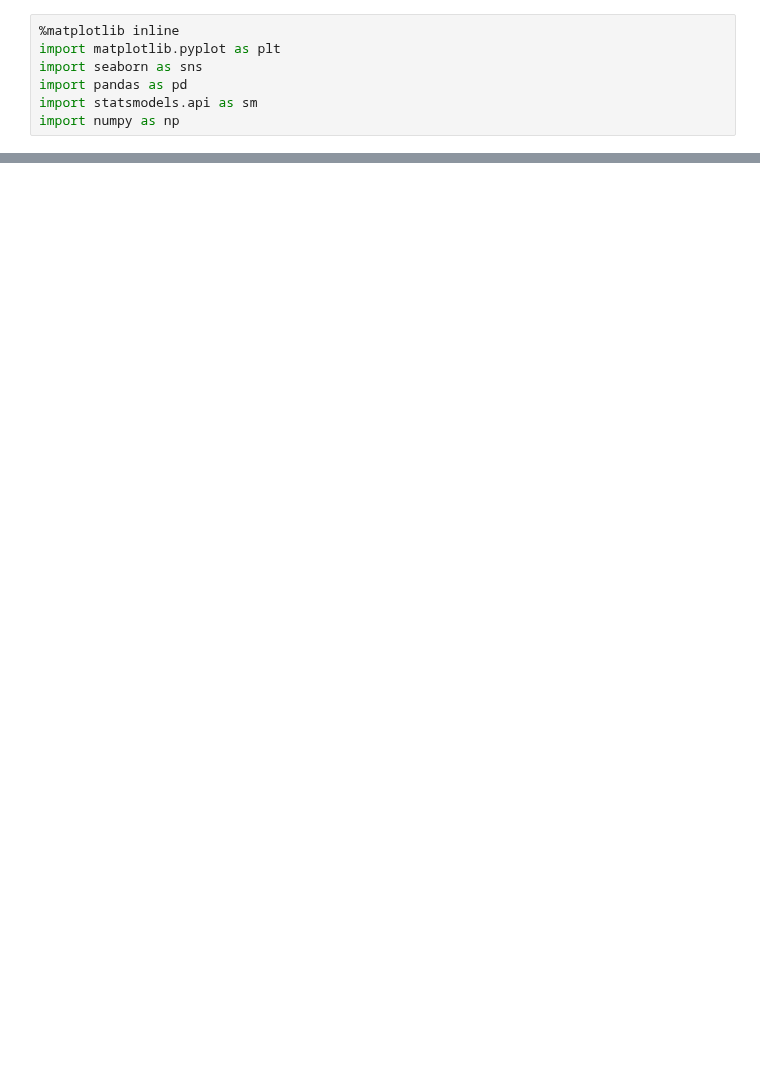
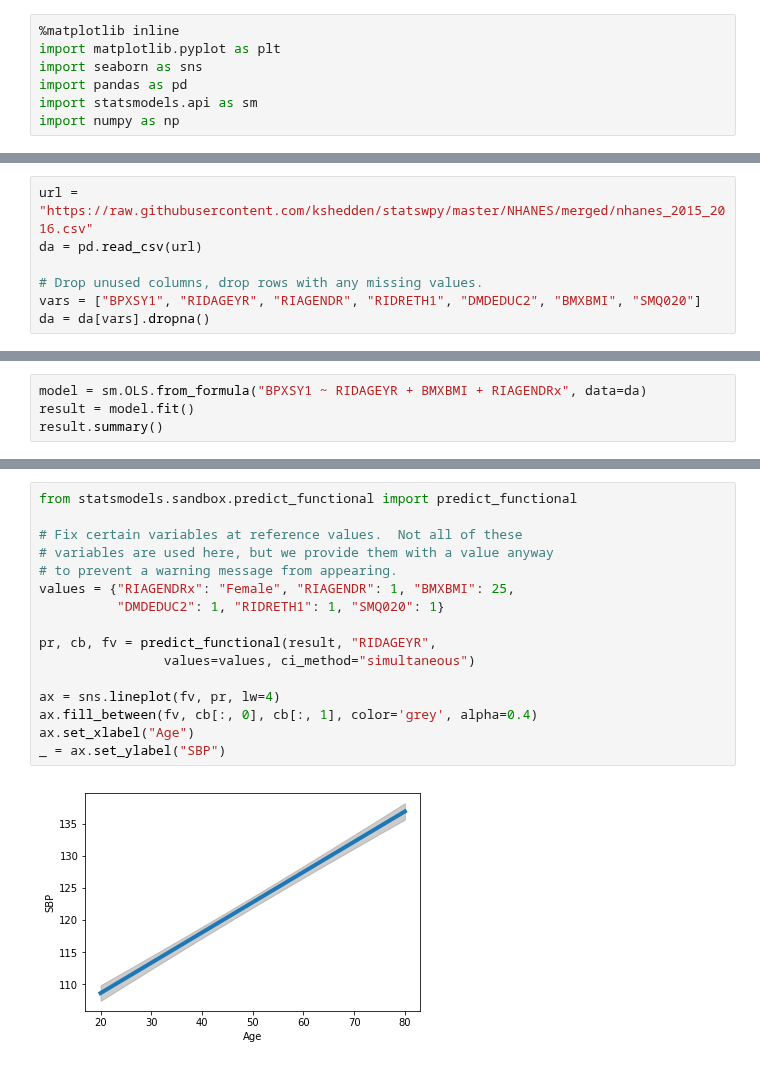
Before and after one commit to kshedden/statswpy_temp, a Jupyter notebook: week3_nhanes.ipynb, the cells around one changed output, grey strips where cells are left out. Saved outputs shown, nothing was run; the diff lists cells and outputs as text; blank space fills up the shorter version.

```diff
--- a/week3_nhanes.ipynb
+++ b/week3_nhanes.ipynb
@@ -484,0 +46,7 @@ but this should become a possibility in the near future.
+# %%
+url = "https://raw.githubusercontent.com/kshedden/statswpy/master/NHANES/merged/nhanes_2015_2016.csv"
+da = pd.read_csv(url)
+
+# Drop unused columns, drop rows with any missing values.
+vars = ["BPXSY1", "RIDAGEYR", "RIAGENDR", "RIDRETH1", "DMDEDUC2", "BMXBMI", "SMQ020"]
+da = da[vars].dropna()
@@ -484,0 +324,4 @@ but this should become a possibility in the near future.
+# %%
+model = sm.OLS.from_formula("BPXSY1 ~ RIDAGEYR + BMXBMI + RIAGENDRx", data=da)
+result = model.fit()
+result.summary()
@@ -484,0 +396,18 @@ but this should become a possibility in the near future.
+# %%
+from statsmodels.sandbox.predict_functional import predict_functional
+
+# Fix certain variables at reference values.  Not all of these
+# variables are used here, but we provide them with a value anyway
+# to prevent a warning message from appearing.
+values = {"RIAGENDRx": "Female", "RIAGENDR": 1, "BMXBMI": 25,
+          "DMDEDUC2": 1, "RIDRETH1": 1, "SMQ020": 1}
+
+pr, cb, fv = predict_functional(result, "RIDAGEYR",
+                values=values, ci_method="simultaneous")
+
+ax = sns.lineplot(fv, pr, lw=4)
+ax.fill_between(fv, cb[:, 0], cb[:, 1], color='grey', alpha=0.4)
+ax.set_xlabel("Age")
+_ = ax.set_ylabel("SBP")
+# %% [output]
+[figure, added]
```
Also changed, not shown: parts of 79 cells of this notebook.
